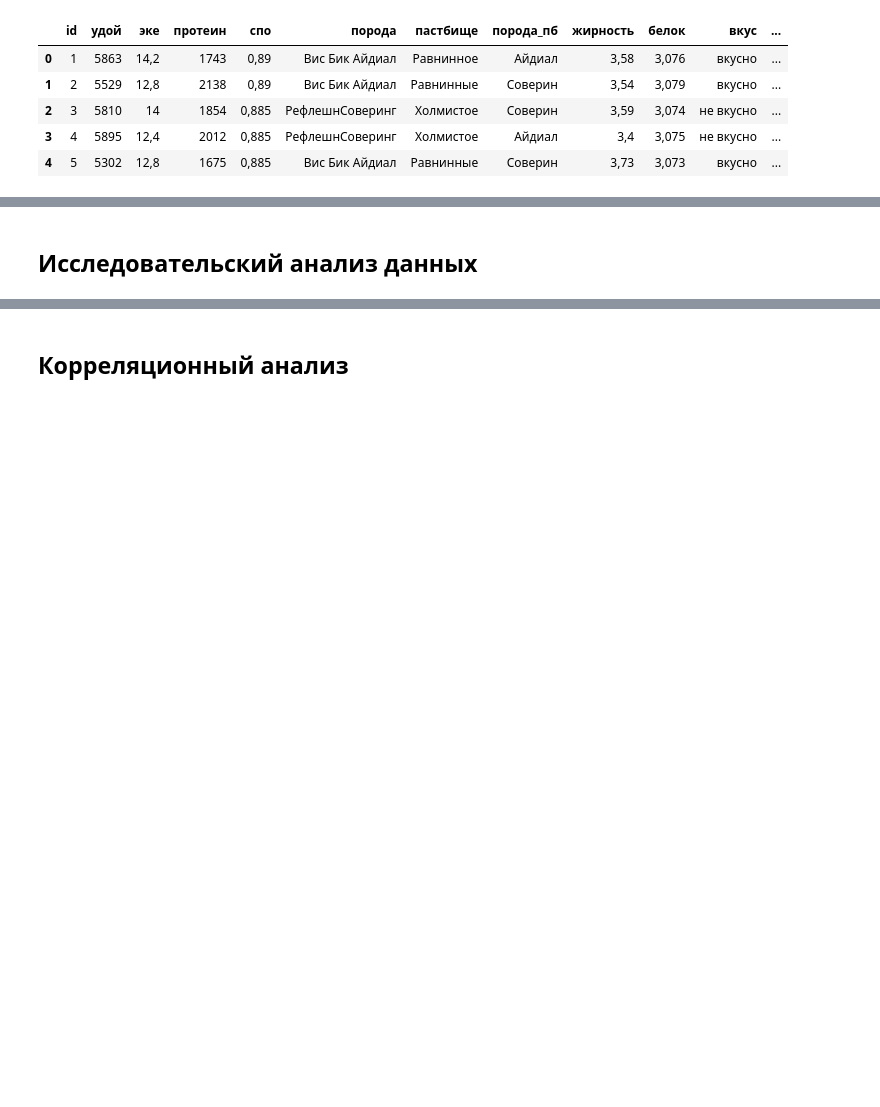
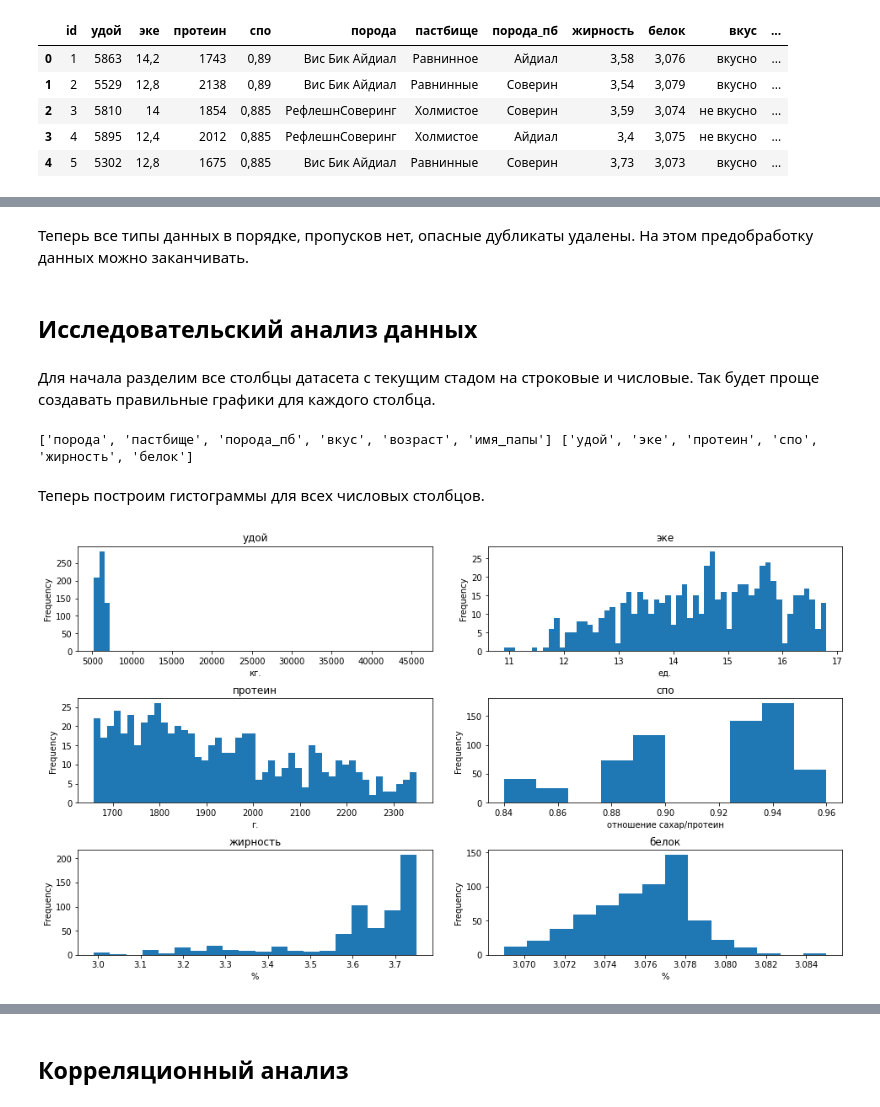
Before and after one commit to Maksim1004/data_science_studying, a Jupyter notebook: cows_and_machine_learning.ipynb, the cells around one changed output, grey strips where cells are left out. Cells and saved outputs as stored; diff of their text form; code cells hidden in the pictures; blank space fills up the shorter version.

Commit message:
Начал исследовательский анализ, построил гистограммы, диаграммы размаха и барплоты

```diff
--- a/cows_and_machine_learning.ipynb
+++ b/cows_and_machine_learning.ipynb
@@ -305,2 +303,29 @@ memory usage: 1.2+ KB
+# %% [markdown]
+Теперь все типы данных в порядке, пропусков нет, опасные дубликаты удалены. На этом предобработку данных можно заканчивать.
 # %% [markdown]
 ## Исследовательский анализ данных
+# %% [markdown]
+Для начала разделим все столбцы датасета с текущим стадом на строковые и числовые. Так будет проще создавать правильные графики для каждого столбца.
+# %%
+ds_main_numeric = [] # Список названий столбцов с числовыми данными
+ds_main_string = [] # Список названий столбцов со строковыми данными
+for i in ds_main.columns:
+    if ds_main[i].dtype == 'O':
+        ds_main_string.append(i)
+    elif i != 'id':
+        ds_main_numeric.append(i)
+print(ds_main_string, ds_main_numeric)
+# %% [output]
+['порода', 'пастбище', 'порода_пб', 'вкус', 'возраст', 'имя_папы'] ['удой', 'эке', 'протеин', 'спо', 'жирность', 'белок']
+# %% [markdown]
+Теперь построим гистограммы для всех числовых столбцов.
+# %%
+fig, axes = plt.subplots(nrows=3, ncols=2, figsize=(14, 8))
+fig.tight_layout(pad=3.5)
+bins_list = [60, 58, 48, 10, 20, 14]
+label_list = ['кг.', 'ед.', 'г.', 'отношение сахар/протеин', '%', '%']
+for i in range(len(ds_main_numeric)):
+    ds_main[ds_main_numeric[i]].plot(kind='hist', ax=axes[i//2, i%2], title=ds_main_numeric[i], bins=bins_list[i])
+    axes[i//2, i%2].set_xlabel(label_list[i])
+# %% [output]
+[figure, added]
```
Also changed, not shown: parts of 22 cells of this notebook.
